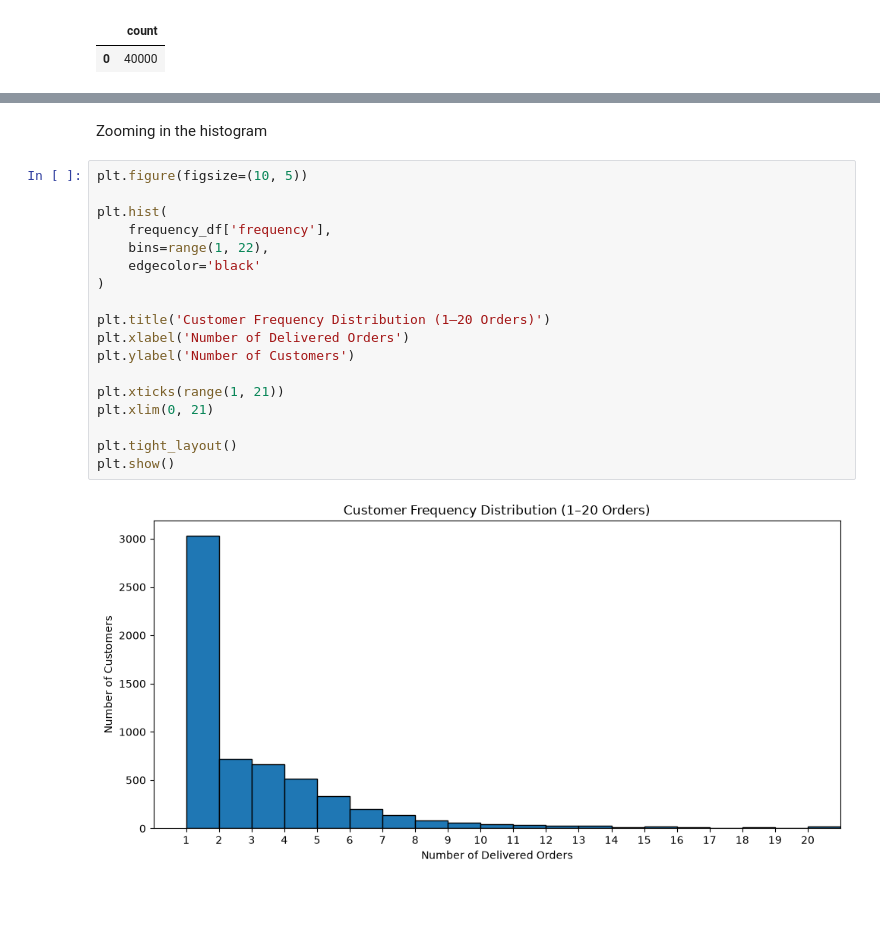
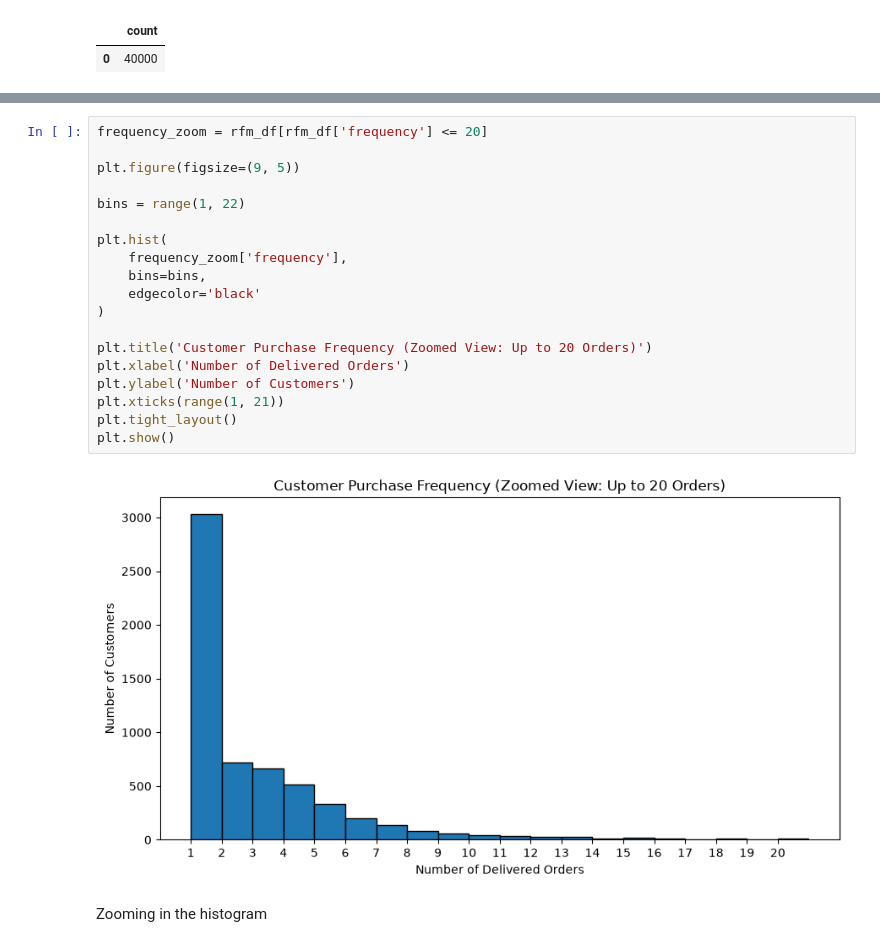
Before and after one commit to neharika/rfm-customer-segmentation, a Jupyter notebook: notebooks/02_rfm_features.ipynb, the cells around one changed output, grey strips where cells are left out. Saved outputs shown, nothing was run; the diff lists cells and outputs as text; blank space fills up the shorter version.

```diff
--- a/notebooks/02_rfm_features.ipynb
+++ b/notebooks/02_rfm_features.ipynb
@@ -246,22 +341,23 @@ plt.show()
+# %%
+frequency_zoom = rfm_df[rfm_df['frequency'] <= 20]
+
+plt.figure(figsize=(9, 5))
+
+bins = range(1, 22)
+
+plt.hist(
+    frequency_zoom['frequency'],
+    bins=bins,
+    edgecolor='black'
+)
+
+plt.title('Customer Purchase Frequency (Zoomed View: Up to 20 Orders)')
+plt.xlabel('Number of Delivered Orders')
+plt.ylabel('Number of Customers')
+plt.xticks(range(1, 21))
+plt.tight_layout()
+plt.show()
+# %% [output]
+[figure, added]
 # %% [markdown]
 Zooming in the histogram
-# %%
-plt.figure(figsize=(10, 5))
-
-plt.hist(
-    frequency_df['frequency'],
-    bins=range(1, 22),
-    edgecolor='black'
-)
-
-plt.title('Customer Frequency Distribution (1–20 Orders)')
-plt.xlabel('Number of Delivered Orders')
-plt.ylabel('Number of Customers')
-
-plt.xticks(range(1, 21))
-plt.xlim(0, 21)
-
-plt.tight_layout()
-plt.show()
-# %% [output]
-[figure, removed]
```
Also changed, not shown: parts of 115 cells of this notebook.
